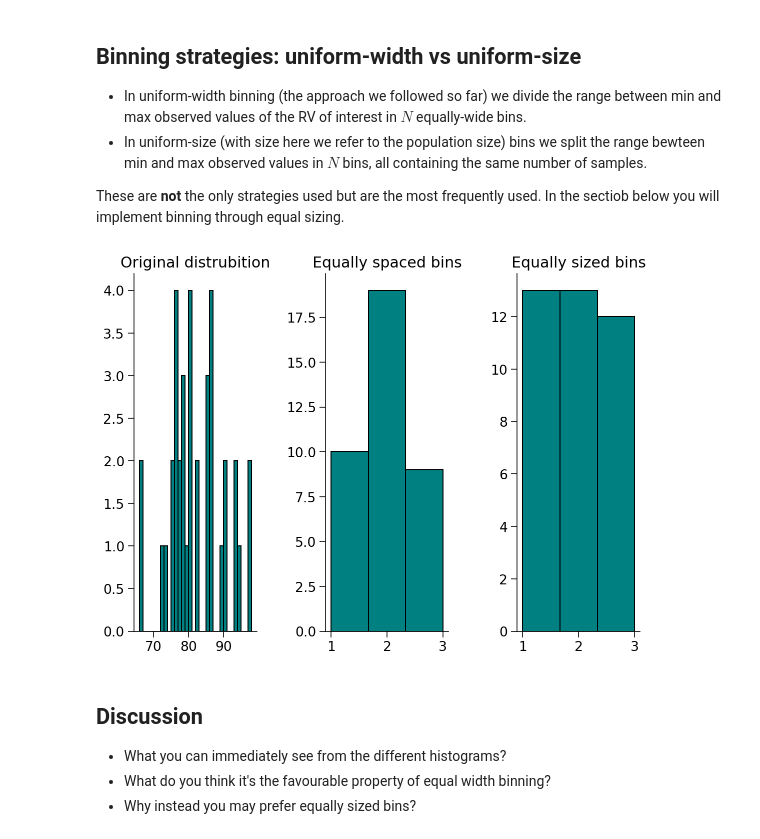
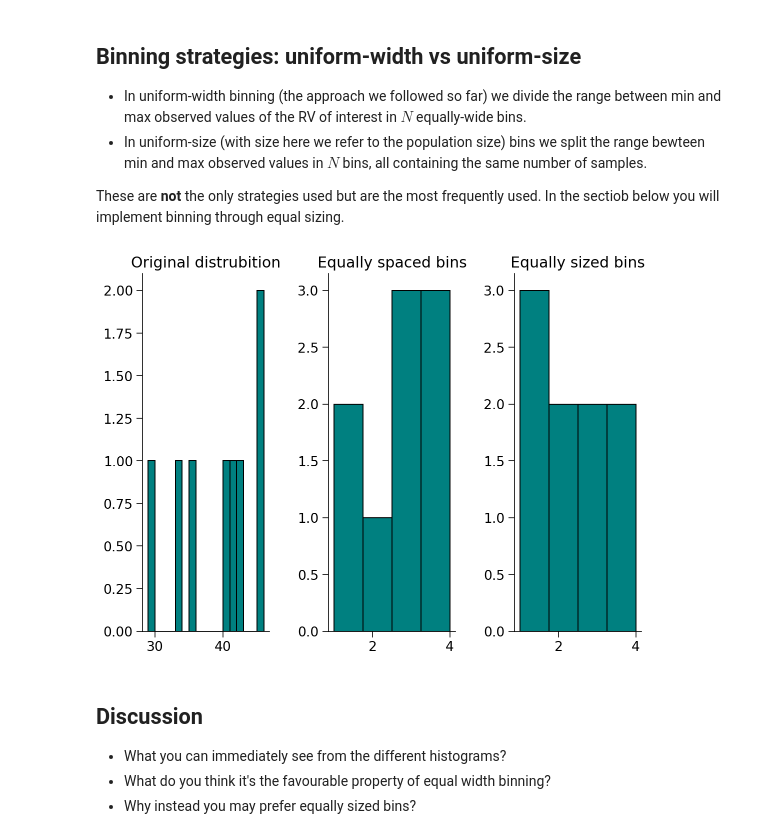
Before and after one commit to rmaffulli/MI_tutorial, a Jupyter notebook: MI_tutorial.ipynb, the cells around one changed output. Cells and saved outputs as stored; diff of their text form; code cells hidden in the pictures.

```diff
--- a/MI_tutorial.ipynb
+++ b/MI_tutorial.ipynb
@@ -402,34 +402,34 @@ def bin_data(data,nbins,mode):
   return data_binned
 # %%
 #@title Histogram resulting from different binning strategies  {run: "auto" }
-trials = 38 #@param {type:"slider", min:1, max:1000, step:1}
-rate = 8.5 #@param {type:"slider", min:1, max:10, step:1}
-n_bins = 3 #@param {type:"slider", min:2, max:50, step:1}
+trials = 9 #@param {type:"slider", min:1, max:1000, step:1}
+rate = 4 #@param {type:"slider", min:1, max:10, step:1}
+n_bins = 4 #@param {type:"slider", min:2, max:50, step:1}
 
-tm = np.linspace(0,10,1000)
+tm = np.linspace(0,10,2000)
 
 sp_cnt = np.zeros((trials,))
 for i,_ in enumerate(sp_cnt):
-  sp_cnt[i] = np.sum(poisson_spike(tm,rate_1))
+  sp_cnt[i] = np.sum(poisson_spike(tm,rate))
 
 binned_sp_cnt_esp = bin_data(sp_cnt,n_bins,'eqspace')
 binned_sp_cnt_esi = bin_data(sp_cnt,n_bins,'eqsize')
 
 f, axs = plt.subplots(1,3)
 _ = axs[0].hist(sp_cnt,bins=np.arange(np.min(sp_cnt),np.max(sp_cnt)),
                 color='teal',edgecolor='black')
 _ = axs[0].set_title('Original distrubition',
                       fontsize = 15)
 _ = axs[1].hist(binned_sp_cnt_esp, bins=n_bins,
                 color='teal',edgecolor='black')
 _ = axs[1].set_title('Equally spaced bins',
                       fontsize = 15)
 _ = axs[2].hist(binned_sp_cnt_esi, bins=n_bins,
                 color='teal',edgecolor='black')
 _ = axs[2].set_title('Equally sized bins',
                       fontsize = 15)
 # %% [output]
-[figure, old version]
+[figure, new version]
 # %% [markdown]
 ## Discussion
 - What you can immediately see from the different histograms?
```
Also changed, not shown: parts of 2 cells of this notebook.
